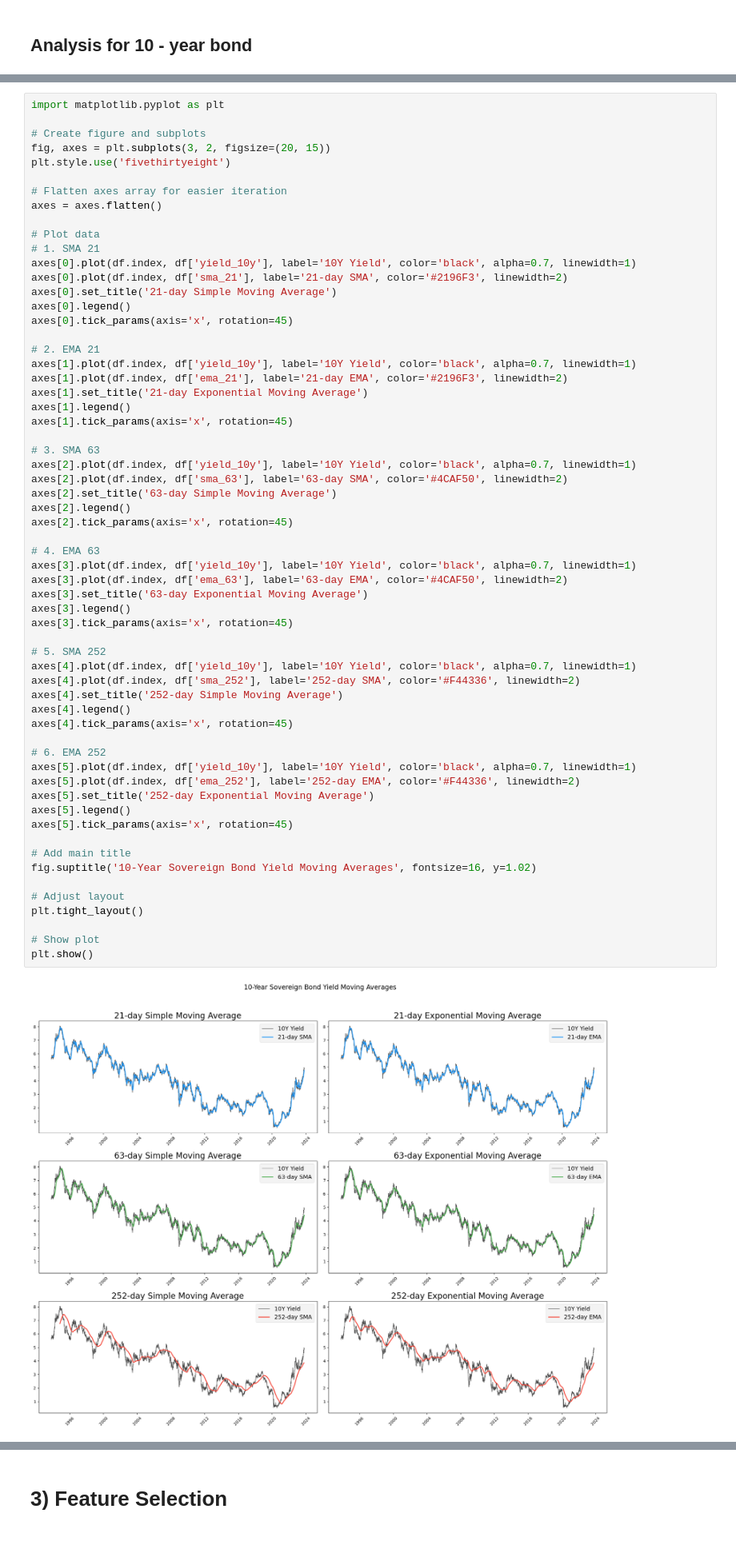
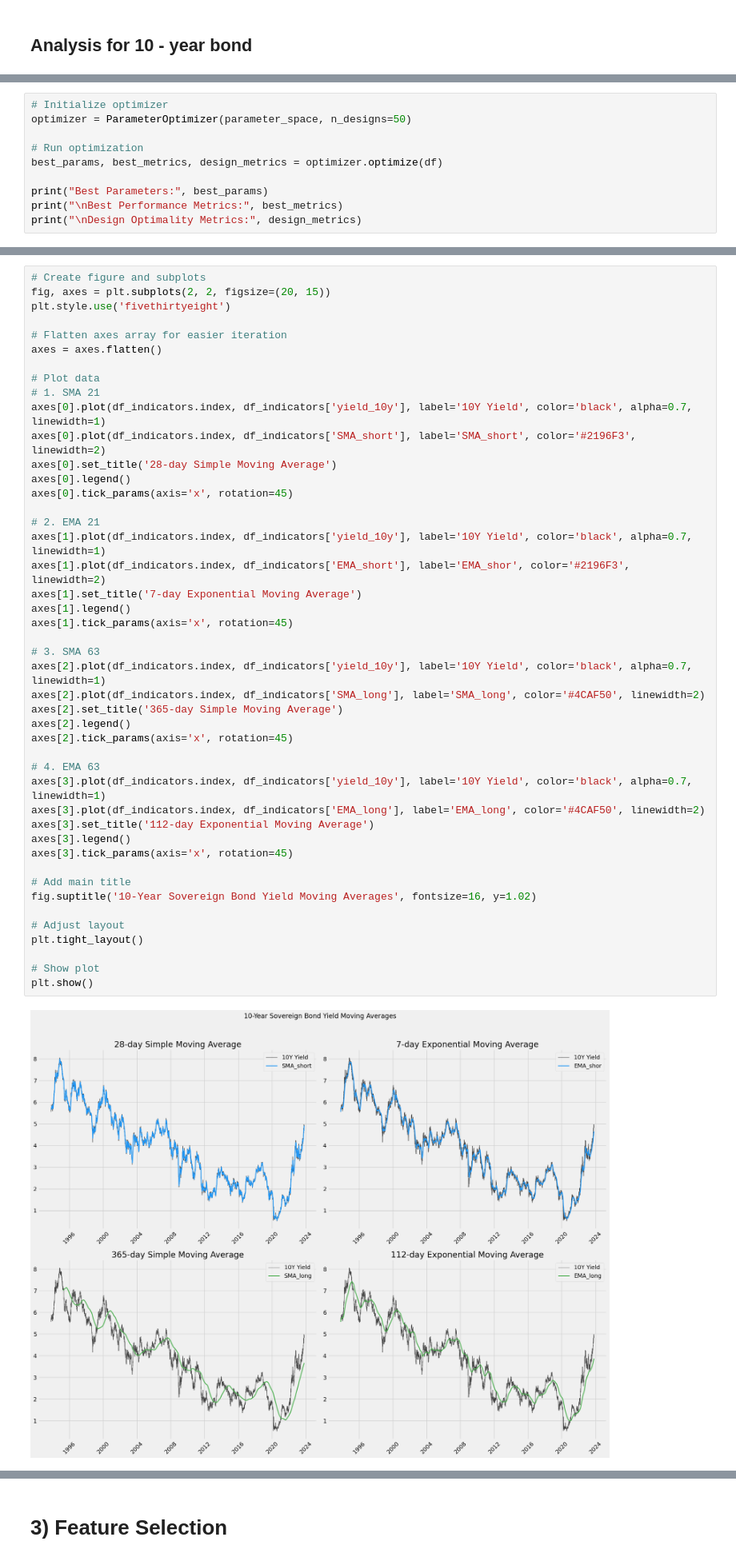
Before and after one commit to yadvesh28/Algo_Trading_Fixed_Income_Strategy_Project, a Jupyter notebook: Sovereign_Bonds_Strategy.ipynb, the cells around one changed output, grey strips where cells are left out. Shown at 80% size. Cells and saved outputs as stored; diff of their text form.

```diff
--- a/Sovereign_Bonds_Strategy.ipynb
+++ b/Sovereign_Bonds_Strategy.ipynb
@@ -979,0 +1128,10 @@ df.head()
+# %%
+# Initialize optimizer
+optimizer = ParameterOptimizer(parameter_space, n_designs=50)
+
+# Run optimization
+best_params, best_metrics, design_metrics = optimizer.optimize(df)
+
+print("Best Parameters:", best_params)
+print("\nBest Performance Metrics:", best_metrics)
+print("\nDesign Optimality Metrics:", design_metrics)
@@ -980,63 +1266,47 @@ df.head()
 # %%
-import matplotlib.pyplot as plt
-
 # Create figure and subplots
-fig, axes = plt.subplots(3, 2, figsize=(20, 15))
+fig, axes = plt.subplots(2, 2, figsize=(20, 15))
 plt.style.use('fivethirtyeight')
 
 # Flatten axes array for easier iteration
 axes = axes.flatten()
 
 # Plot data
 # 1. SMA 21
-axes[0].plot(df.index, df['yield_10y'], label='10Y Yield', color='black', alpha=0.7, linewidth=1)
-axes[0].plot(df.index, df['sma_21'], label='21-day SMA', color='#2196F3', linewidth=2)
-axes[0].set_title('21-day Simple Moving Average')
+axes[0].plot(df_indicators.index, df_indicators['yield_10y'], label='10Y Yield', color='black', alpha=0.7, linewidth=1)
+axes[0].plot(df_indicators.index, df_indicators['SMA_short'], label='SMA_short', color='#2196F3', linewidth=2)
+axes[0].set_title('28-day Simple Moving Average')
 axes[0].legend()
 axes[0].tick_params(axis='x', rotation=45)
 
 # 2. EMA 21
-axes[1].plot(df.index, df['yield_10y'], label='10Y Yield', color='black', alpha=0.7, linewidth=1)
-axes[1].plot(df.index, df['ema_21'], label='21-day EMA', color='#2196F3', linewidth=2)
-axes[1].set_title('21-day Exponential Moving Average')
+axes[1].plot(df_indicators.index, df_indicators['yield_10y'], label='10Y Yield', color='black', alpha=0.7, linewidth=1)
+axes[1].plot(df_indicators.index, df_indicators['EMA_short'], label='EMA_shor', color='#2196F3', linewidth=2)
+axes[1].set_title('7-day Exponential Moving Average')
 axes[1].legend()
 axes[1].tick_params(axis='x', rotation=45)
 
 # 3. SMA 63
-axes[2].plot(df.index, df['yield_10y'], label='10Y Yield', color='black', alpha=0.7, linewidth=1)
-axes[2].plot(df.index, df['sma_63'], label='63-day SMA', color='#4CAF50', linewidth=2)
-axes[2].set_title('63-day Simple Moving Average')
+axes[2].plot(df_indicators.index, df_indicators['yield_10y'], label='10Y Yield', color='black', alpha=0.7, linewidth=1)
+axes[2].plot(df_indicators.index, df_indicators['SMA_long'], label='SMA_long', color='#4CAF50', linewidth=2)
+axes[2].set_title('365-day Simple Moving Average')
 axes[2].legend()
 axes[2].tick_params(axis='x', rotation=45)
 
 # 4. EMA 63
-axes[3].plot(df.index, df['yield_10y'], label='10Y Yield', color='black', alpha=0.7, linewidth=1)
-axes[3].plot(df.index, df['ema_63'], label='63-day EMA', color='#4CAF50', linewidth=2)
-axes[3].set_title('63-day Exponential Moving Average')
+axes[3].plot(df_indicators.index, df_indicators['yield_10y'], label='10Y Yield', color='black', alpha=0.7, linewidth=1)
+axes[3].plot(df_indicators.index, df_indicators['EMA_long'], label='EMA_long', color='#4CAF50', linewidth=2)
+axes[3].set_title('112-day Exponential Moving Average')
 axes[3].legend()
 axes[3].tick_params(axis='x', rotation=45)
-
-# 5. SMA 252
-axes[4].plot(df.index, df['yield_10y'], label='10Y Yield', color='black', alpha=0.7, linewidth=1)
-axes[4].plot(df.index, df['sma_252'], label='252-day SMA', color='#F44336', linewidth=2)
-axes[4].set_title('252-day Simple Moving Average')
-axes[4].legend()
-axes[4].tick_params(axis='x', rotation=45)
-
-# 6. EMA 252
-axes[5].plot(df.index, df['yield_10y'], label='10Y Yield', color='black', alpha=0.7, linewidth=1)
-axes[5].plot(df.index, df['ema_252'], label='252-day EMA', color='#F44336', linewidth=2)
-axes[5].set_title('252-day Exponential Moving Average')
-axes[5].legend()
-axes[5].tick_params(axis='x', rotation=45)
 
 # Add main title
 fig.suptitle('10-Year Sovereign Bond Yield Moving Averages', fontsize=16, y=1.02)
 
 # Adjust layout
 plt.tight_layout()
 
 # Show plot
 plt.show()
 # %% [output]
-[figure, old version]
+[figure, new version]
```
Also changed, not shown: parts of 38 cells of this notebook.
